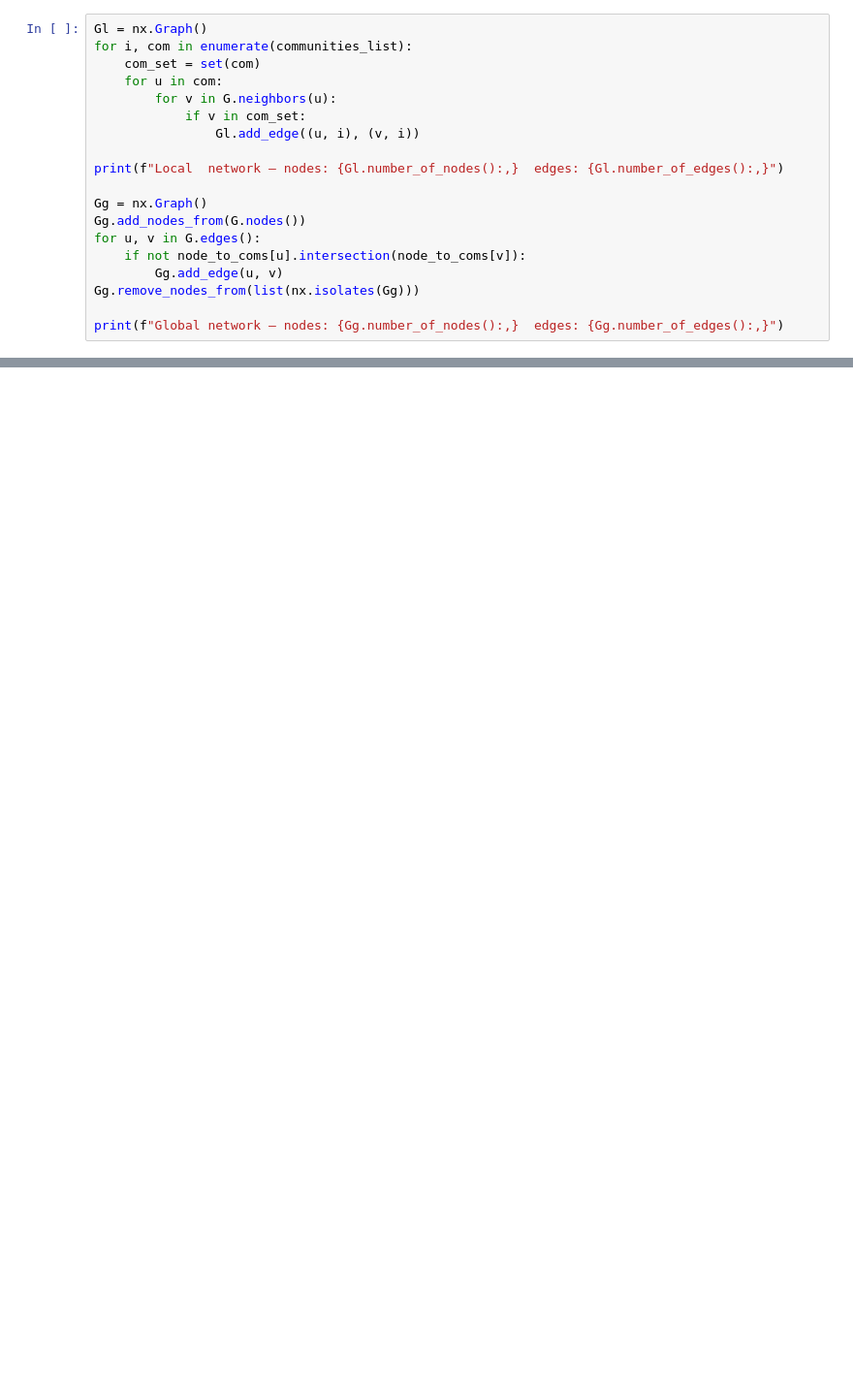
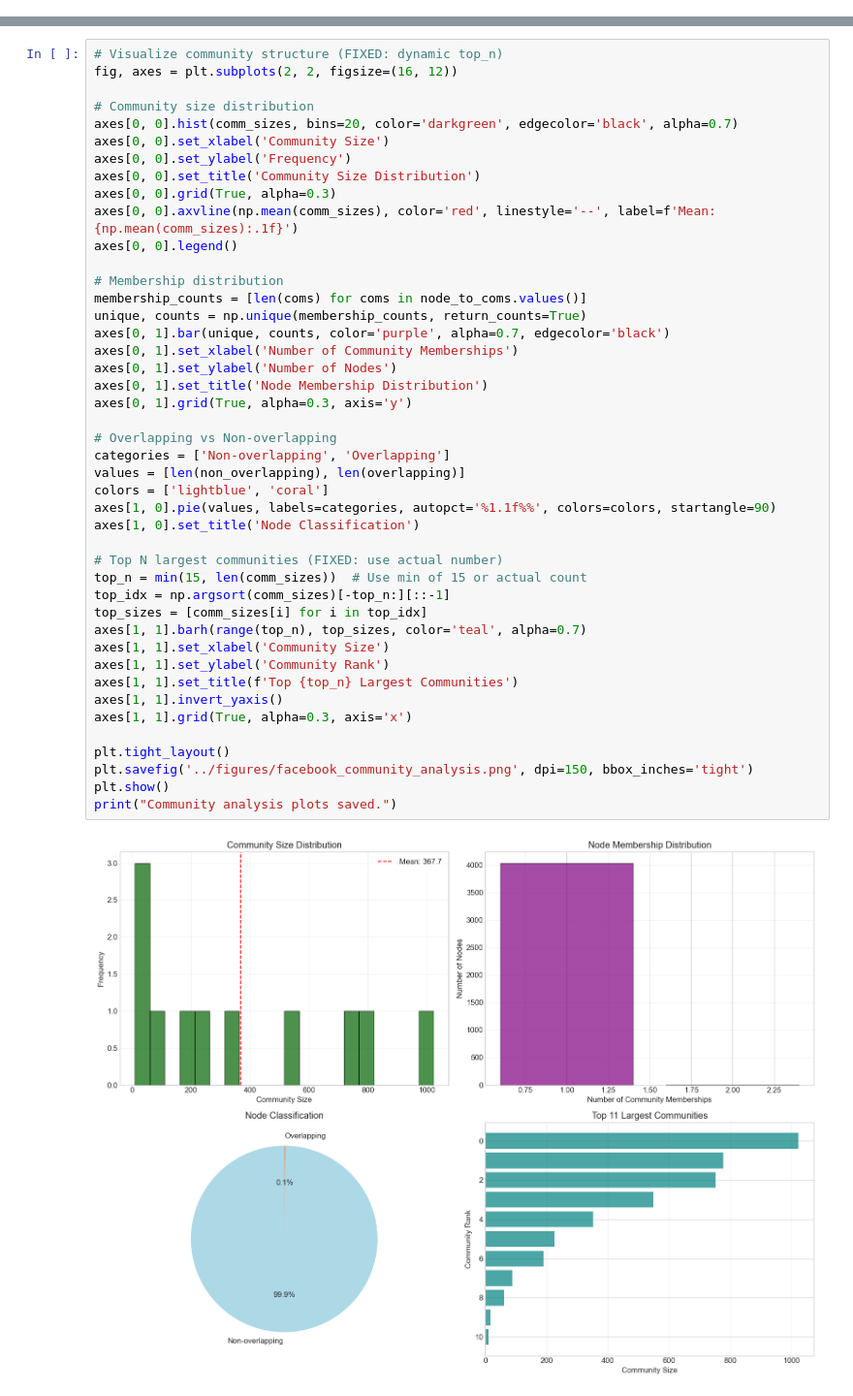
Before and after one commit to adithya-r-prabhu/network-science-project, a Jupyter notebook: notebooks/ego_facebook_OMC.ipynb, the cells around one changed output, grey strips where cells are left out. Shown at 97% size. Saved outputs shown, nothing was run; the diff lists cells and outputs as text; blank space fills up the shorter version.

```diff
--- a/notebooks/ego_facebook_OMC.ipynb
+++ b/notebooks/ego_facebook_OMC.ipynb
@@ -97,19 +0,0 @@ plt.show()
-# %%
-Gl = nx.Graph()
-for i, com in enumerate(communities_list):
-    com_set = set(com)
-    for u in com:
-        for v in G.neighbors(u):
-            if v in com_set:
-                Gl.add_edge((u, i), (v, i))
-
-print(f"Local  network — nodes: {Gl.number_of_nodes():,}  edges: {Gl.number_of_edges():,}")
-
-Gg = nx.Graph()
-Gg.add_nodes_from(G.nodes())
-for u, v in G.edges():
-    if not node_to_coms[u].intersection(node_to_coms[v]):
-        Gg.add_edge(u, v)
-Gg.remove_nodes_from(list(nx.isolates(Gg)))
-
-print(f"Global network — nodes: {Gg.number_of_nodes():,}  edges: {Gg.number_of_edges():,}")
@@ -339,0 +279,46 @@ plt.tight_layout(); plt.show()
+# %%
+# Visualize community structure (FIXED: dynamic top_n)
+fig, axes = plt.subplots(2, 2, figsize=(16, 12))
+
+# Community size distribution
+axes[0, 0].hist(comm_sizes, bins=20, color='darkgreen', edgecolor='black', alpha=0.7)
+axes[0, 0].set_xlabel('Community Size')
+axes[0, 0].set_ylabel('Frequency')
+axes[0, 0].set_title('Community Size Distribution')
+axes[0, 0].grid(True, alpha=0.3)
+axes[0, 0].axvline(np.mean(comm_sizes), color='red', linestyle='--', label=f'Mean: {np.mean(comm_sizes):.1f}')
+axes[0, 0].legend()
+
+# Membership distribution
+membership_counts = [len(coms) for coms in node_to_coms.values()]
+unique, counts = np.unique(membership_counts, return_counts=True)
+axes[0, 1].bar(unique, counts, color='purple', alpha=0.7, edgecolor='black')
+axes[0, 1].set_xlabel('Number of Community Memberships')
+axes[0, 1].set_ylabel('Number of Nodes')
+axes[0, 1].set_title('Node Membership Distribution')
+axes[0, 1].grid(True, alpha=0.3, axis='y')
+
+# Overlapping vs Non-overlapping
+categories = ['Non-overlapping', 'Overlapping']
+values = [len(non_overlapping), len(overlapping)]
+colors = ['lightblue', 'coral']
+axes[1, 0].pie(values, labels=categories, autopct='%1.1f%%', colors=colors, startangle=90)
+axes[1, 0].set_title('Node Classification')
+
+# Top N largest communities (FIXED: use actual number)
+top_n = min(15, len(comm_sizes))  # Use min of 15 or actual count
+top_idx = np.argsort(comm_sizes)[-top_n:][::-1]
+top_sizes = [comm_sizes[i] for i in top_idx]
+axes[1, 1].barh(range(top_n), top_sizes, color='teal', alpha=0.7)
+axes[1, 1].set_xlabel('Community Size')
+axes[1, 1].set_ylabel('Community Rank')
+axes[1, 1].set_title(f'Top {top_n} Largest Communities')
+axes[1, 1].invert_yaxis()
+axes[1, 1].grid(True, alpha=0.3, axis='x')
+
+plt.tight_layout()
+plt.savefig('../figures/facebook_community_analysis.png', dpi=150, bbox_inches='tight')
+plt.show()
+print("Community analysis plots saved.")
+# %% [output]
+[figure, added]
```
Also changed, not shown: parts of 51 cells of this notebook, 29 other files.
